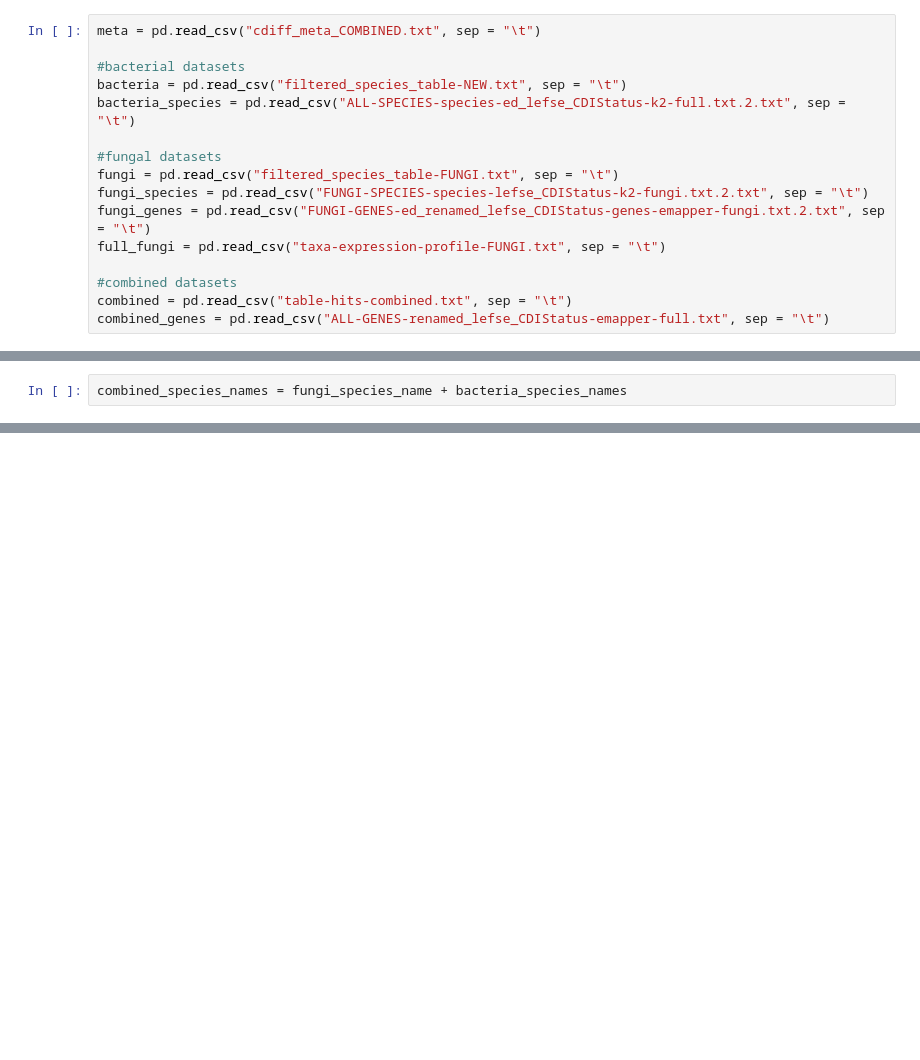
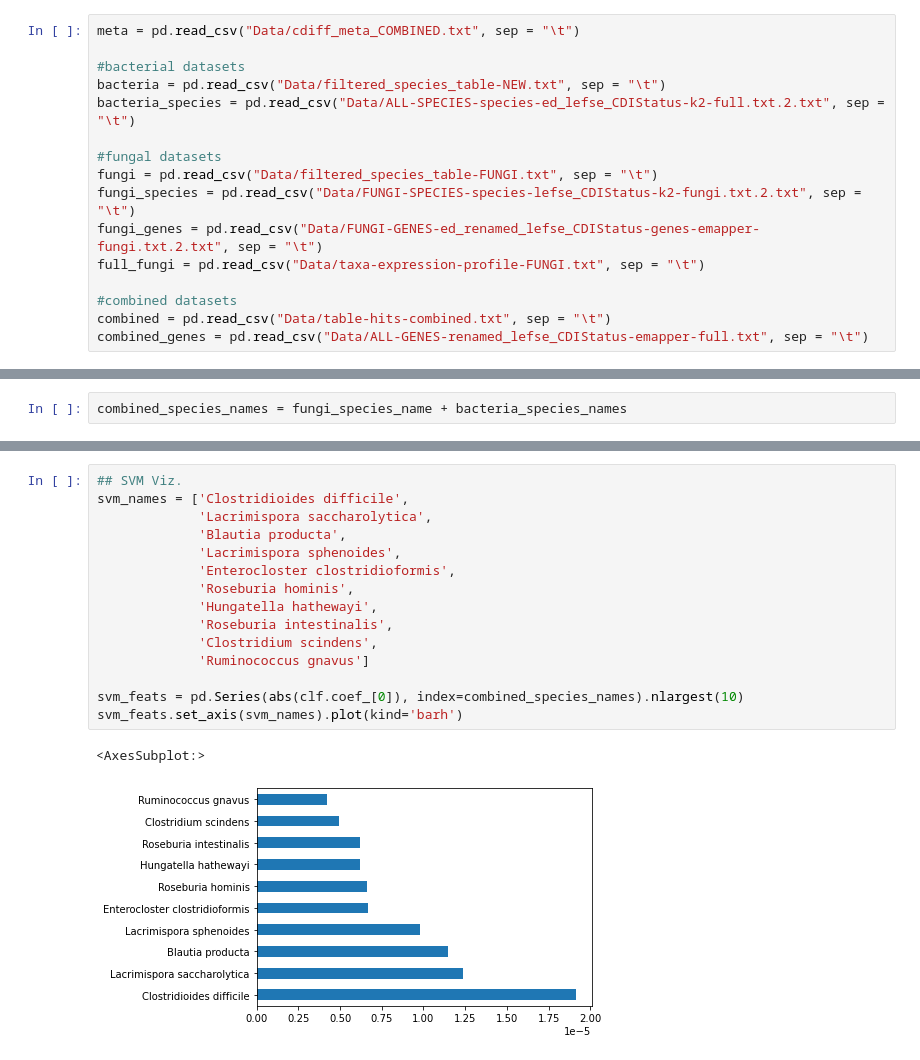
Before and after one commit to pikruse/CDI-Analysis, a Jupyter notebook: CombinedLEfSeSpeciesAnalysis.ipynb, the cells around one changed output, grey strips where cells are left out. Drawn from its saved outputs; the diff is of its cells as text; blank space fills up the shorter version.

Commit message:
added combined LEfSe Analysis python notebook

```diff
--- a/CombinedLEfSeSpeciesAnalysis.ipynb
+++ b/CombinedLEfSeSpeciesAnalysis.ipynb
@@ -70,21 +72,21 @@ physical_devices = tf.config.list_physical_devices('GPU')
 for device in physical_devices:
     tf.config.experimental.set_memory_growth(device, True)
 # %%
-meta = pd.read_csv("cdiff_meta_COMBINED.txt", sep = "\t")
+meta = pd.read_csv("Data/cdiff_meta_COMBINED.txt", sep = "\t")
 
 #bacterial datasets
-bacteria = pd.read_csv("filtered_species_table-NEW.txt", sep = "\t")
-bacteria_species = pd.read_csv("ALL-SPECIES-species-ed_lefse_CDIStatus-k2-full.txt.2.txt", sep = "\t")
+bacteria = pd.read_csv("Data/filtered_species_table-NEW.txt", sep = "\t")
+bacteria_species = pd.read_csv("Data/ALL-SPECIES-species-ed_lefse_CDIStatus-k2-full.txt.2.txt", sep = "\t")
 
 #fungal datasets
-fungi = pd.read_csv("filtered_species_table-FUNGI.txt", sep = "\t")
-fungi_species = pd.read_csv("FUNGI-SPECIES-species-lefse_CDIStatus-k2-fungi.txt.2.txt", sep = "\t")
-fungi_genes = pd.read_csv("FUNGI-GENES-ed_renamed_lefse_CDIStatus-genes-emapper-fungi.txt.2.txt", sep = "\t")
-full_fungi = pd.read_csv("taxa-expression-profile-FUNGI.txt", sep = "\t")
+fungi = pd.read_csv("Data/filtered_species_table-FUNGI.txt", sep = "\t")
+fungi_species = pd.read_csv("Data/FUNGI-SPECIES-species-lefse_CDIStatus-k2-fungi.txt.2.txt", sep = "\t")
+fungi_genes = pd.read_csv("Data/FUNGI-GENES-ed_renamed_lefse_CDIStatus-genes-emapper-fungi.txt.2.txt", sep = "\t")
+full_fungi = pd.read_csv("Data/taxa-expression-profile-FUNGI.txt", sep = "\t")
 
 #combined datasets
-combined = pd.read_csv("table-hits-combined.txt", sep = "\t")
-combined_genes = pd.read_csv("ALL-GENES-renamed_lefse_CDIStatus-emapper-full.txt", sep = "\t")
+combined = pd.read_csv("Data/table-hits-combined.txt", sep = "\t")
+combined_genes = pd.read_csv("Data/ALL-GENES-renamed_lefse_CDIStatus-emapper-full.txt", sep = "\t")
 # %%
 fungi_species_name = []
 for species in fungi_species["Species"]:
@@ -194,3 +217,21 @@ pd.Series(abs(clf.coef_[0]), index=combined_species_names).nlargest(10).plot(kin
+# %%
+## SVM Viz.
+svm_names = ['Clostridioides difficile',
+             'Lacrimispora saccharolytica',
+             'Blautia producta',
+             'Lacrimispora sphenoides',
+             'Enterocloster clostridioformis',
+             'Roseburia hominis',
+             'Hungatella hathewayi',
+             'Roseburia intestinalis',
+             'Clostridium scindens',
+             'Ruminococcus gnavus']
+
+svm_feats = pd.Series(abs(clf.coef_[0]), index=combined_species_names).nlargest(10)
+svm_feats.set_axis(svm_names).plot(kind='barh')
+# %% [output]
+<AxesSubplot:>
+[figure, added]
 # %%
 # Random Forest
 clf = RandomForestClassifier()
```
Also changed, not shown: parts of 18 cells of this notebook.
